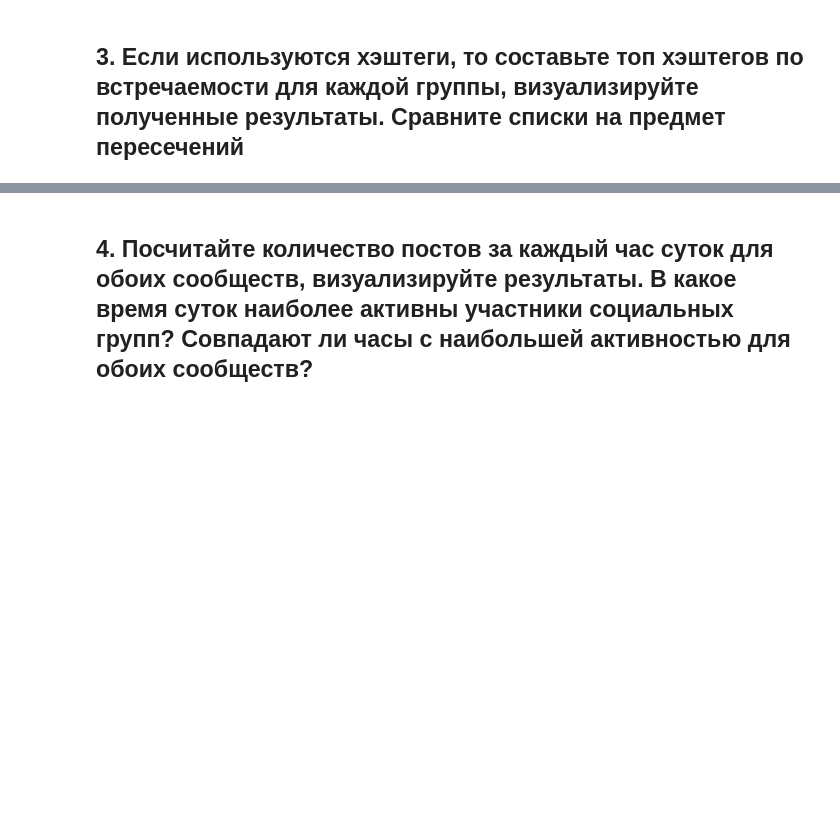
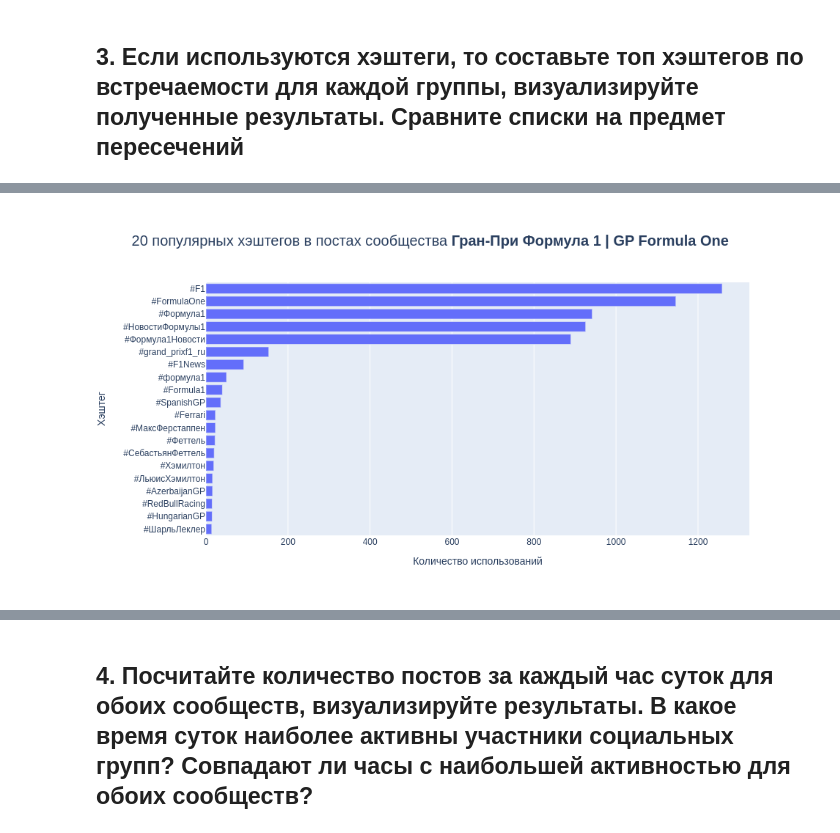
Before and after one commit to alexanderlakiza/itmo-social_media_analysis, a Jupyter notebook: ordinary_subject/lab1/analysis.ipynb, the cells around one changed output, grey strips where cells are left out. Drawn from its saved outputs; the diff is of its cells as text; code cells hidden in the pictures; blank space fills up the shorter version.

```diff
--- a/ordinary_subject/lab1/analysis.ipynb
+++ b/ordinary_subject/lab1/analysis.ipynb
@@ -114,0 +162,4 @@ print(output)
+# %%
+Image(filename='images/hash_gp.png')
+# %% [output]
+[figure, added]
```
Also changed, not shown: parts of 14 cells of this notebook, 5 other files.
